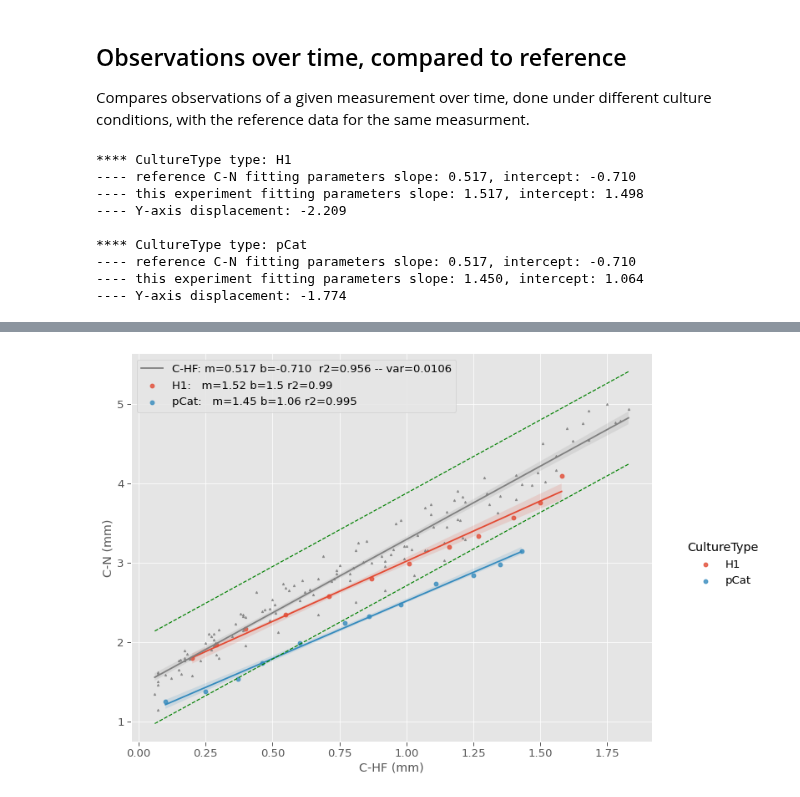
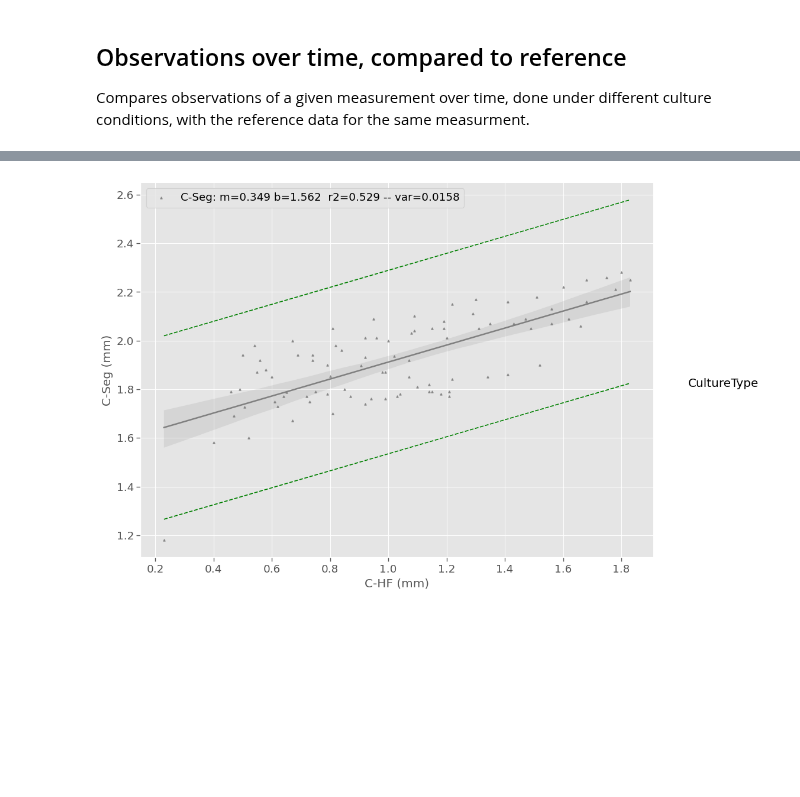
Before and after one commit to pjmartel/ChEEQ_tool, a Jupyter notebook: embryo_tool.ipynb, the cells around one changed output, grey strips where cells are left out. Drawn from its saved outputs; the diff is of its cells as text; code cells hidden in the pictures; blank space fills up the shorter version.

```diff
--- a/embryo_tool.ipynb
+++ b/embryo_tool.ipynb
@@ -194,6 +195,6 @@ set_manual_obervations = False #user has not input manual points
 # %%
 #@title  Read Sheets from Sample Excel Data file
-df = pd.read_excel("/content/Grelha_Martel_Tool_OnlyMainData.xlsx", sheet_name=None)
+df = pd.read_excel("/content/Grelha_Martel_Tool_OnlyMainData-2023-02-27.xlsx", sheet_name=None)
 
 print("The excel workbook contains the following sheets:")
 print(*df.keys(), sep=", ")
@@ -236,24 +253,24 @@ fontP = FontProperties()
 fontP.set_size('large')
 fig, ax = plt.subplots(figsize=(12,8))
 fig.set_facecolor("white")
-all_measures = ['C-pPL', 'C-PS', 'C-N', 'N-pPL', 'PS', 'PSM',
-               'C-Seg', 'Seg', 'C-HF']
+all_measures = ['C-pPL', 'C-PS', 'C-N', 'N-pPL', 'N-PS', 'PSM',
+               'C-Seg', 'SEG', 'C-HF']
 export_button(fig,"linear_confidence.pdf")
 
 color_dict = {'C-pPL' : "#6e84bf",
               'C-PS'  : "#8c485f",
               'C-N'   : "#e8a34f",
               'N-pPL' : "#839702",
-              'PS'    : "#2f8230",
+              'N-PS'    : "#2f8230",
               'PSM'   : "#fc7e90",
               'C-Seg' : "#efe79d",
-              'Seg'   : "#15c9d0",
+              'SEG'   : "#15c9d0",
               'C-HF'  : "#c381d3" }
 
 color_dict = { k : to_rgb(v) for k, v in color_dict.items()}
 
 x_measure = 'Time' #@param ['C-N','C-HF', 'Time']
-y_measure = 'C-HF' #@param ['all', 'C-pPL', 'C-PS', 'C-N', 'N-pPL', 'PS', 'PSM', 'C-Seg', 'Seg', 'C-HF']
+y_measure = 'all' #@param ['all', 'C-pPL', 'C-PS', 'C-N', 'N-pPL', 'N-PS', 'PSM', 'C-Seg', 'SEG', 'C-HF']
 measures = all_measures if y_measure == 'all' else [y_measure]
 color_by_embryo = "No" #@param ['No', 'Yes']
 color_by_embryo = (color_by_embryo == "Yes") # and not y_measure == 'all')
@@ -340,13 +357,13 @@ fig, ax = plt.subplots(figsize=(12,8))
 fig.set_facecolor('white')
 export_button(fig, "residuals.pdf")
 #data = data_ref.loc[:,all_measures[0]:all_measures[-1]]
-all_measures = ['C-pPL', 'C-PS', 'C-N', 'N-pPL', 'PS', 'PSM',
-               'C-Seg', 'Seg', 'C-HF']
+all_measures = ['C-pPL', 'C-PS', 'C-N', 'N-pPL', 'N-PS', 'PSM',
+               'C-Seg', 'SEG', 'C-HF']
 data = data_ref
 
 # Menus
 x_measure = 'Time' #@param ['C-N', 'C-HF', 'Time']
-y_measure = 'PSM' #@param ['all', 'C-pPL', 'C-PS', 'C-N', 'N-pPL', 'PS','PSM','C-Seg', 'Seg', 'C-HF']
+y_measure = 'all' #@param ['all', 'C-pPL', 'C-PS', 'C-N', 'N-pPL', 'N-PS','PSM','C-Seg', 'SEG', 'C-HF']
 measures = all_measures if y_measure == 'all' else [y_measure]
 
 if x_measure == y_measure:
@@ -467,11 +484,11 @@ User data in the form of a series of points from an excel spreadsheet or manualy
 #@title  { run: "auto" }
 sb.regplot
 # Menus
-input_mode = "manual" #@param ['manual', 'from file']
+input_mode = "from file" #@param ['manual', 'from file']
 color_by = "culture type" #@param ['embryo', 'culture type']
 #include_zero = include_zero == "Yes"
-x_measure = 'C-N' #@param ['C-N','C-HF']
-y_measure = 'C-HF' #@param ['C-pPL', 'C-PS', 'C-N', 'N-pPL', 'PS', 'PSM', 'C-Seg', 'Seg', 'C-HF']
+x_measure = 'C-HF' #@param ['C-N','C-HF']
+y_measure = 'C-Seg' #@param ['C-pPL', 'C-PS', 'C-N', 'N-pPL', 'N-PS', 'PSM', 'C-Seg', 'SEG', 'C-HF']
 sigma = '3' #@param ['1', '2', '3', '4']
 sigma = float(sigma)
 time_displacement = "Yes" #@param ["Yes", "No"]
@@ -645,7 +659,7 @@ Compares observations of a given measurement over time, done under different cul
 # Menus
 #x_measure = 'Time' #@param ['C-N', 'C-HF', 'Time']
 x_measure = 'C-HF' #@param ['C-N', 'C-HF']
-y_measure = 'C-N' #@param ['C-pPL', 'C-PS', 'C-N', 'N-pPL', 'PS', 'PSM', 'C-Seg', 'Seg', 'C-HF']
+y_measure = 'C-Seg' #@param ['C-pPL', 'C-PS', 'C-N', 'N-pPL', 'N-PS', 'PSM', 'C-Seg', 'SEG', 'C-HF']
 sigma = '3' #@param ['1', '2', '3', '4']
 sigma = float(sigma)
 display_by = 'CultureType' #@param ['CultureType', 'Embryo']
@@ -694,40 +708,31 @@ for name, gr in groups:
   print()
   _ = sb.regplot(x=x_measure, y=y_measure, data=gr,
                label=name,ax=ax, scatter=False, ci=ci)
 
   #plt.setp(ax2.collections[3], alpha=0)
 #  _ = sb.regplot(x=x_meas, y=y_meas, data=data_xper_multi,
 #               label="",ax=g.ax,color='blue', scatter=False)
 
 
 #
 fig = plt.gcf()
 fig.set_size_inches(12,8)
 fig.set_facecolor('white')
 export_button(fig, "obs_vs_time_comp_ref.pdf")
 legend_labels = ['_']*len(groups)+['_','_',label]+labels
 #legend_labels = ['_','_','_','_',label]+labels
 label, m, b, r, var = regplot_with_bands(ax=ax, x_var=x_measure, y_var=y_measure, sigma=sigma,
                    data=data_ref, scatter=True,limits=False,color="gray",ci=ci, scatter_kws={'s':5})
 _ = ax.legend(legend_labels)
 
 
 # Add units to labels
 x_unit = " (hours)" if x_measure=='Time' else " (mm)"
 ax.set_xlabel(ax.get_xlabel() + x_unit)
 _ = ax.set_ylabel(ax.get_ylabel()+" (mm)")
 
 # Compute linear regressions and their relativa displacement
 # x-Measure versus time for all embryos plus reference data
 # %% [output]
-**** CultureType type: H1
----- reference C-N fitting parameters slope: 0.517, intercept: -0.710
----- this experiment fitting parameters slope: 1.517, intercept: 1.498
----- Y-axis displacement: -2.209
-
-**** CultureType type: pCat
----- reference C-N fitting parameters slope: 0.517, intercept: -0.710
----- this experiment fitting parameters slope: 1.450, intercept: 1.064
----- Y-axis displacement: -1.774
 [interactive output not drawn]
-[figure, old version]
+[figure, new version]
```
Also changed, not shown: parts of 7 cells of this notebook.
